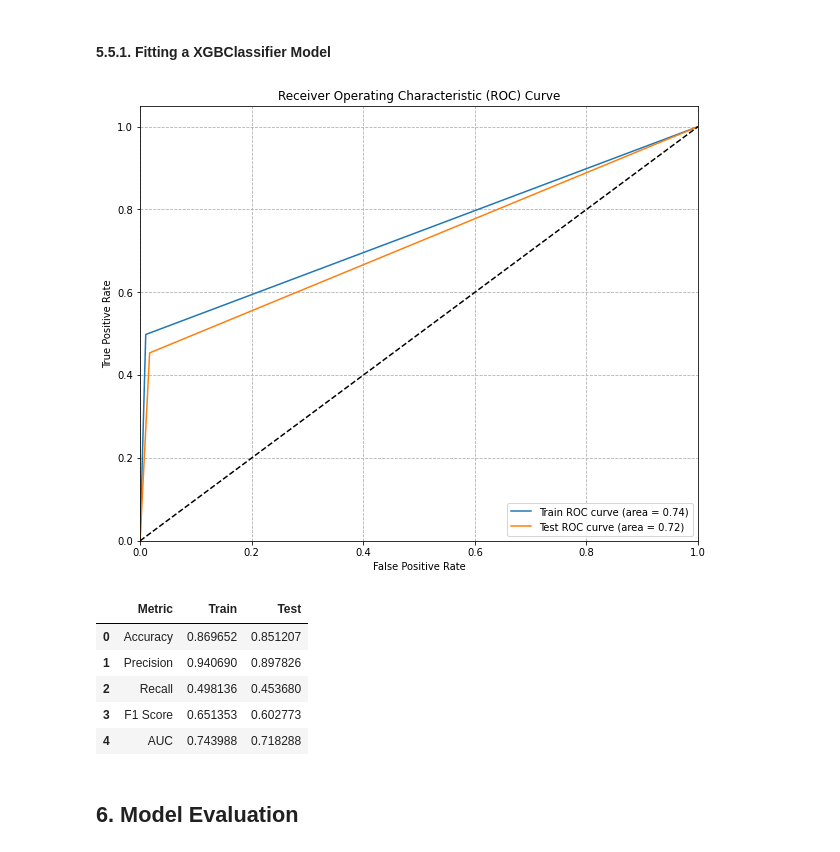
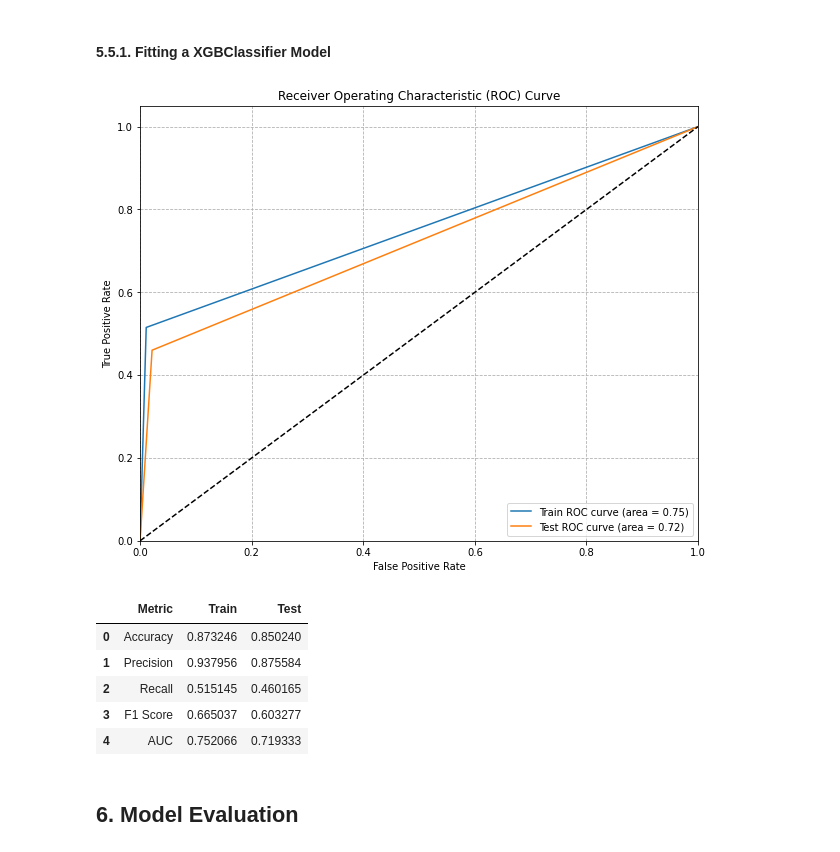
Before and after one commit to adikamunyao/Phase-3-project, a Jupyter notebook: index.ipynb, the cells around one changed output. Drawn from its saved outputs; the diff is of its cells as text; code cells hidden in the pictures.

```diff
--- a/index.ipynb
+++ b/index.ipynb
@@ -717,12 +716,12 @@ X_cat_num_scale_trans.head(7)
 from sklearn.model_selection import train_test_split
 
 # perform the tarin split
-X_train, X_test, y_train, y_test = train_test_split(X_cat_num_scale_trans, y, test_size = 0.2, random_state = 42)
+X_train, X_test, y_train, y_test = train_test_split(X_cat_num_scale_trans, y, test_size = 0.33, random_state = 42)
 
 # display shape of splits
-print(f"df_X_train : {X_train.shape}")
-print(f"df_X_test : {X_test.shape}")
+print(f"X_train : {X_train.shape}")
+print(f"X_test : {X_test.shape}")
 print()
-print(f"df_y_train : {y_train.shape}")
-print(f"df_y_test : {y_test.shape}")
+print(f"y_train : {y_train.shape}")
+print(f"y_test : {y_test.shape}")
 # %% [output]
@@ -860,8 +871,15 @@ from sklearn.neighbors import KNeighborsClassifier
 # model
 knn_model2 = KNeighborsClassifier()
 
-# fit the model
-knn_model2.fit(X_train, y_train)
+# scale the data
+min_max_scaler = MinMaxScaler()
+X_train_fit_transformed = min_max_scaler.fit_transform(X_train)
+
+# fit model with training data
+knn_model2.fit(X_train_fit_transformed, y_train)
+
+# make predictions on test and training
+knn_model2.predict(X_train_fit_transformed)
 
 # evaluate model using function
 eval_model(knn_model2)
@@ -885,8 +903,15 @@ from sklearn.tree import DecisionTreeClassifier
 # model
 dtc_model3 = DecisionTreeClassifier()
 
-#fit the model with training data
-dtc_model3.fit(X_train, y_train)
+# scale the data
+min_max_scaler = MinMaxScaler()
+X_train_fit_transformed = min_max_scaler.fit_transform(X_train)
+
+# fit the model with training data
+dtc_model3.fit(X_train_fit_transformed, y_train)
+
+# make predictions
+dtc_model3.predict(X_train_fit_transformed)
 
 # evaluate model using function
 eval_model(dtc_model3)
@@ -910,8 +935,13 @@ from sklearn.ensemble import RandomForestClassifier
 # class model
 rfc_model4 = RandomForestClassifier()
 
+# scale the data
+min_max_scaler = MinMaxScaler()
+X_train_fit_transformed = min_max_scaler.fit_transform(X_train)
+
+
 # fit the model with training set
-rfc_model4.fit(X_train, y_train)
+rfc_model4.fit(X_train_fit_transformed, y_train)
 
 # evaluate model using function
 eval_model(rfc_model4)
@@ -932,23 +962,27 @@ eval_model(rfc_model4)
 # %%
 # import relevant libraries
 from xgboost import XGBClassifier
 
 # fit the model class
 xgb_model5 = XGBClassifier(use_label_encoder=False, eval_metric='mlogloss')
 
+# scale the data
+min_max_scaler = MinMaxScaler()
+X_train_fit_transformed = min_max_scaler.fit_transform(X_train)
+
 # fit the data
 xgb_model5.fit(X_train, y_train)
 
 # evaluate model using function
 eval_model(xgb_model5)
 # %% [output]
-[figure, old version]
+[figure, new version]
 |  | Metric | Train | Test |
-| 0 | Accuracy | 0.869652 | 0.851207 |
-| 1 | Precision | 0.940690 | 0.897826 |
-| 2 | Recall | 0.498136 | 0.453680 |
-| 3 | F1 Score | 0.651353 | 0.602773 |
-| 4 | AUC | 0.743988 | 0.718288 |
+| 0 | Accuracy | 0.873246 | 0.850240 |
+| 1 | Precision | 0.937956 | 0.875584 |
+| 2 | Recall | 0.515145 | 0.460165 |
+| 3 | F1 Score | 0.665037 | 0.603277 |
+| 4 | AUC | 0.752066 | 0.719333 |
 # %% [markdown]
 ## 6. Model Evaluation
 # %% [markdown]
```
Also changed, not shown: parts of 18 cells of this notebook.
